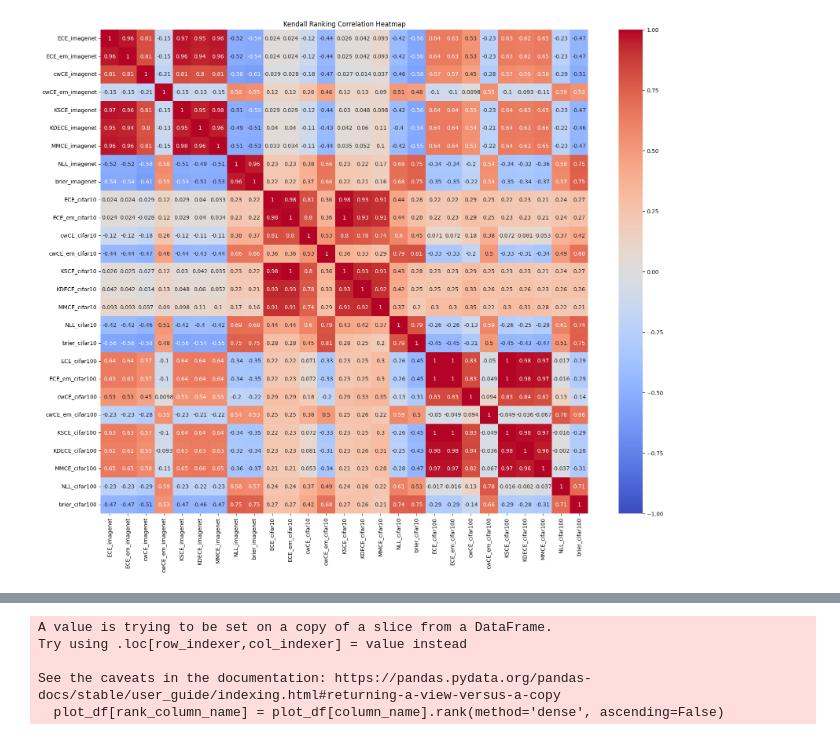
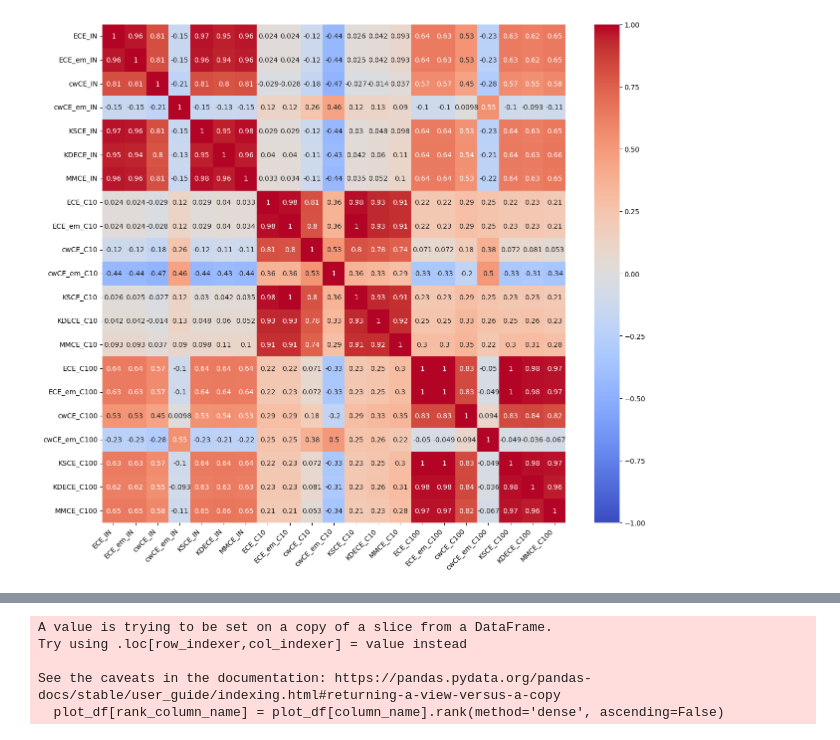
Before and after one commit to johnnyzyn/project_calibration, a Jupyter notebook: kendal_ranking_graphing.ipynb, the cells around one changed output, grey strips where cells are left out. Saved outputs shown, nothing was run; the diff lists cells and outputs as text; code cells hidden in the pictures.

```diff
--- a/kendal_ranking_graphing.ipynb
+++ b/kendal_ranking_graphing.ipynb
@@ -51,6 +44,6 @@ Index(['config', 'info', 'dataset', 'arch', 'ece', 'sce', 'tace', 'ace', 'MCE',
 # %%
 metrics_to_extract = [
-    'ece', 'ECE_em', 'cwECE', 'ace', 'KSCE', 'KDECE', 'MMCE', 'NLL', 'brier'
+    'ece', 'ECE_em', 'cwECE','ace', 'KSCE', 'KDECE', 'MMCE'
 ]
 
 df_imagenet = df_imagenet[['config', 'info', 'dataset', 'arch'] +metrics_to_extract]
@@ -58,20 +51,20 @@ df_cifar10 = df_cifar10[['config', 'info', 'dataset', 'arch'] +metrics_to_extrac
 df_cifar100 = df_cifar100[['config', 'info', 'dataset', 'arch'] +metrics_to_extract]
 #
 metrics_to_extract = [
-    'ECE', 'ECE_em', 'cwCE', 'cwCE_em', 'KSCE', 'KDECE', 'MMCE', 'NLL', 'brier'
+    'ECE', 'ECE_em', 'cwCE','cwCE_em', 'KSCE', 'KDECE', 'MMCE'
 ]
 df_imagenet.columns = ['config', 'info', 'dataset', 'arch'] +metrics_to_extract
 df_cifar10.columns = ['config', 'info', 'dataset', 'arch'] +metrics_to_extract
 df_cifar100.columns = ['config', 'info', 'dataset', 'arch'] +metrics_to_extract
 for metric in metrics_to_extract:
-    for dataset, df in [('imagenet', df_imagenet), ('cifar10', df_cifar10), ('cifar100', df_cifar100)]:
+    for dataset, df in [('IN', df_imagenet), ('C10', df_cifar10), ('C100', df_cifar100)]:
         column_name = f"{metric}_{dataset}"
         df[column_name] = df[metric].apply(lambda x: get_value_15_bins(x, metric))
 # %%
-merged_df = df_imagenet[['config'] + [f"{metric}_imagenet" for metric in metrics_to_extract]].merge(
-    df_cifar10[['config'] + [f"{metric}_cifar10" for metric in metrics_to_extract]], on='config', how='outer'
+merged_df = df_imagenet[['config'] + [f"{metric}_IN" for metric in metrics_to_extract]].merge(
+    df_cifar10[['config'] + [f"{metric}_C10" for metric in metrics_to_extract]], on='config', how='outer'
 ).merge(
-    df_cifar100[['config'] + [f"{metric}_cifar100" for metric in metrics_to_extract]], on='config', how='outer'
+    df_cifar100[['config'] + [f"{metric}_C100" for metric in metrics_to_extract]], on='config', how='outer'
 )
 # %%
 merged_df = merged_df.fillna(0)
@@ -94,31 +79,34 @@ merged_df
 # %%
 import pandas as pd
 import numpy as np
 import seaborn as sns
 import matplotlib.pyplot as plt
 from scipy.stats import kendalltau
 
 # Create new columns with the ranking of each metric for config
 for metric in metrics_to_extract:
-    for dataset in ['imagenet', 'cifar10', 'cifar100']:
+    for dataset in ['IN', 'C10', 'C100']:
         column_name = f"{metric}_{dataset}"
         rank_column_name = f"{metric}_{dataset}"
         merged_df[rank_column_name] = merged_df[column_name].rank(method='dense', ascending=False)
 
 # Calculate the Kendall ranking correlation matrix for the metric rankings
-rank_columns = [f"{metric}_{dataset}" for dataset in ['imagenet', 'cifar10', 'cifar100'] for metric in metrics_to_extract]
+rank_columns = [f"{metric}_{dataset}" for dataset in ['IN', 'C10', 'C100'] for metric in metrics_to_extract]
 corr_matrix = pd.DataFrame(index=rank_columns, columns=rank_columns)
 
 for col1 in rank_columns:
     for col2 in rank_columns:
         corr, _ = kendalltau(merged_df[col1], merged_df[col2])
         corr_matrix.loc[col1, col2] = corr
 
 # Create a correlation heatmap using seaborn
-plt.figure(figsize=(20, 16))
+plt.figure(figsize=(15, 13))
 sns.heatmap(corr_matrix.astype(float), annot=True, cmap='coolwarm', vmin=-1, vmax=1)
-plt.title("Kendall Ranking Correlation Heatmap")
-# plt.savefig("fig/Kendall_Metric.pdf", dpi=300, format='pdf', bbox_inches='tight')
+
+# Rotate the bottom labels
+plt.xticks(rotation=45, ha='right')
+
+plt.savefig("fig/Kendall_Metric.pdf", dpi=300, format='pdf', bbox_inches='tight')
 plt.show()
 # %% [output]
-[figure, old version]
+[figure, new version]
```
Also changed, not shown: parts of 32 cells of this notebook, 15 other files.
